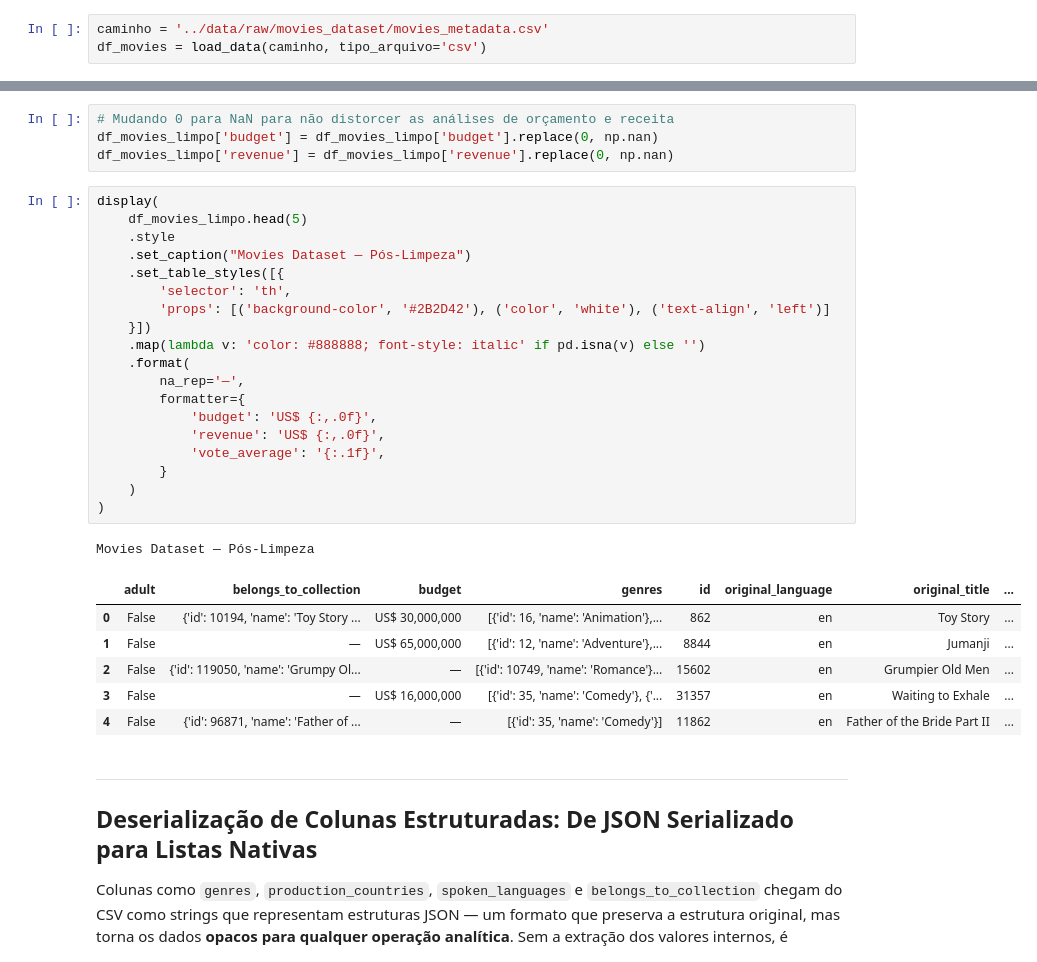
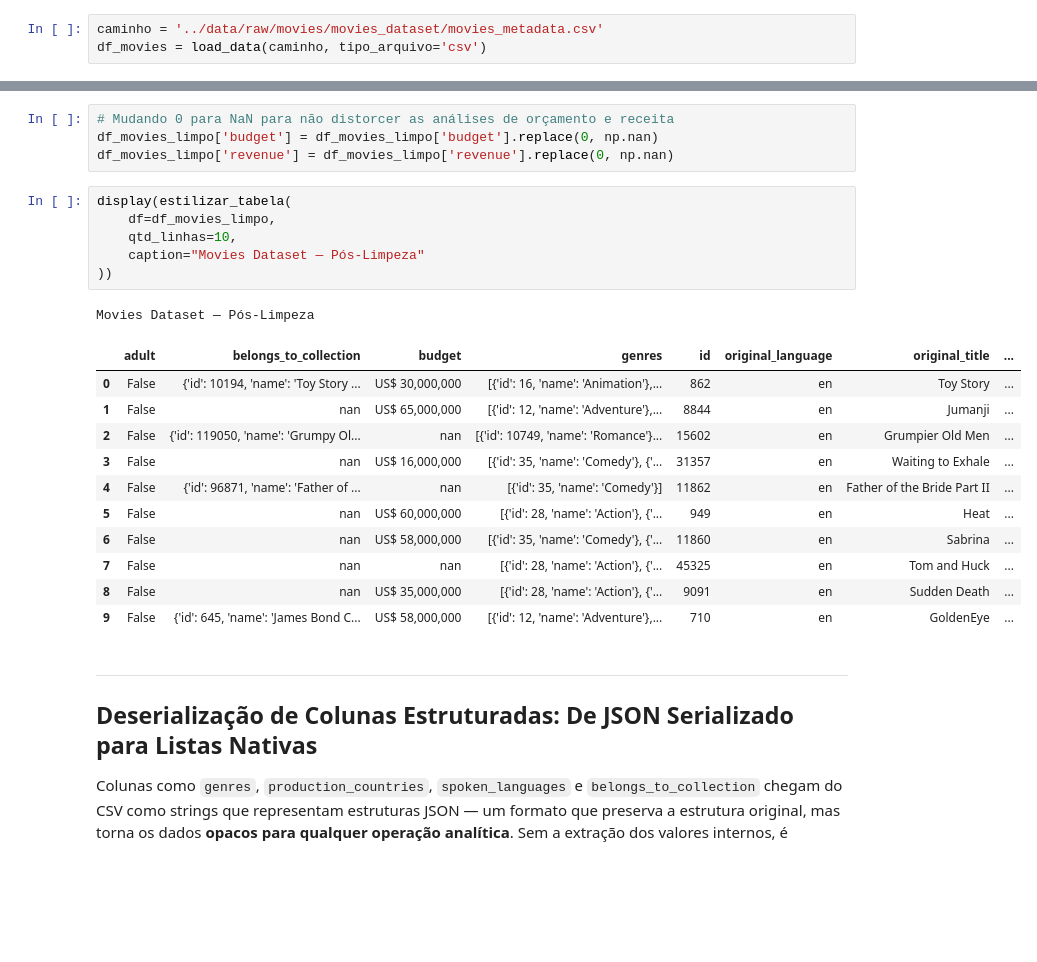
Before and after one commit to AleCecilio/entertainment_industry_performance_analysis, a Jupyter notebook: notebooks/05_data_cleaning_movies.ipynb, the cells around one changed output, grey strips where cells are left out. Cells and saved outputs as stored; diff of their text form; blank space fills up the shorter version.

```diff
--- a/notebooks/05_data_cleaning_movies.ipynb
+++ b/notebooks/05_data_cleaning_movies.ipynb
@@ -31,7 +31,7 @@ from src import save_dataset
 ---
 ## Carregando Dados
 # %%
-caminho = '../data/raw/movies_dataset/movies_metadata.csv'
+caminho = '../data/raw/movies/movies_dataset/movies_metadata.csv'
 df_movies = load_data(caminho, tipo_arquivo='csv')
 # %% [output]
 Dados CSV carregados! Formato: (45466, 24)
@@ -223,32 +223,24 @@ No contexto deste dataset, valores iguais a zero nas colunas `budget` e `revenue
 df_movies_limpo['budget'] = df_movies_limpo['budget'].replace(0, np.nan)
 df_movies_limpo['revenue'] = df_movies_limpo['revenue'].replace(0, np.nan)
 # %%
-display(
-    df_movies_limpo.head(5)
-    .style
-    .set_caption("Movies Dataset — Pós-Limpeza")
-    .set_table_styles([{
-        'selector': 'th',
-        'props': [('background-color', '#2B2D42'), ('color', 'white'), ('text-align', 'left')]
-    }])
-    .map(lambda v: 'color: #888888; font-style: italic' if pd.isna(v) else '')
-    .format(
-        na_rep='—',
-        formatter={
-            'budget': 'US$ {:,.0f}',
-            'revenue': 'US$ {:,.0f}',
-            'vote_average': '{:.1f}',
-        }
-    )
-)
+display(estilizar_tabela(
+    df=df_movies_limpo,
+    qtd_linhas=10,
+    caption="Movies Dataset — Pós-Limpeza"
+))
 # %% [output]
 Movies Dataset — Pós-Limpeza
 |  | adult | belongs_to_collection | budget | genres | id | original_language | original_title | ... |
 | 0 | False | {'id': 10194, 'name': 'Toy Story ... | US$ 30,000,000 | [{'id': 16, 'name': 'Animation'},... | 862 | en | Toy Story | ... |
-| 1 | False | — | US$ 65,000,000 | [{'id': 12, 'name': 'Adventure'},... | 8844 | en | Jumanji | ... |
-| 2 | False | {'id': 119050, 'name': 'Grumpy Ol... | — | [{'id': 10749, 'name': 'Romance'}... | 15602 | en | Grumpier Old Men | ... |
-| 3 | False | — | US$ 16,000,000 | [{'id': 35, 'name': 'Comedy'}, {'... | 31357 | en | Waiting to Exhale | ... |
-| 4 | False | {'id': 96871, 'name': 'Father of ... | — | [{'id': 35, 'name': 'Comedy'}] | 11862 | en | Father of the Bride Part II | ... |
+| 1 | False | nan | US$ 65,000,000 | [{'id': 12, 'name': 'Adventure'},... | 8844 | en | Jumanji | ... |
+| 2 | False | {'id': 119050, 'name': 'Grumpy Ol... | nan | [{'id': 10749, 'name': 'Romance'}... | 15602 | en | Grumpier Old Men | ... |
+| 3 | False | nan | US$ 16,000,000 | [{'id': 35, 'name': 'Comedy'}, {'... | 31357 | en | Waiting to Exhale | ... |
+| 4 | False | {'id': 96871, 'name': 'Father of ... | nan | [{'id': 35, 'name': 'Comedy'}] | 11862 | en | Father of the Bride Part II | ... |
+| 5 | False | nan | US$ 60,000,000 | [{'id': 28, 'name': 'Action'}, {'... | 949 | en | Heat | ... |
+| 6 | False | nan | US$ 58,000,000 | [{'id': 35, 'name': 'Comedy'}, {'... | 11860 | en | Sabrina | ... |
+| 7 | False | nan | nan | [{'id': 28, 'name': 'Action'}, {'... | 45325 | en | Tom and Huck | ... |
+| 8 | False | nan | US$ 35,000,000 | [{'id': 28, 'name': 'Action'}, {'... | 9091 | en | Sudden Death | ... |
+| 9 | False | {'id': 645, 'name': 'James Bond C... | US$ 58,000,000 | [{'id': 12, 'name': 'Adventure'},... | 710 | en | GoldenEye | ... |
 # %% [markdown]
 ---
 ## Deserialização de Colunas Estruturadas: De JSON Serializado para Listas Nativas
```
Also changed, not shown: parts of 7 cells of this notebook, 31 other files.
